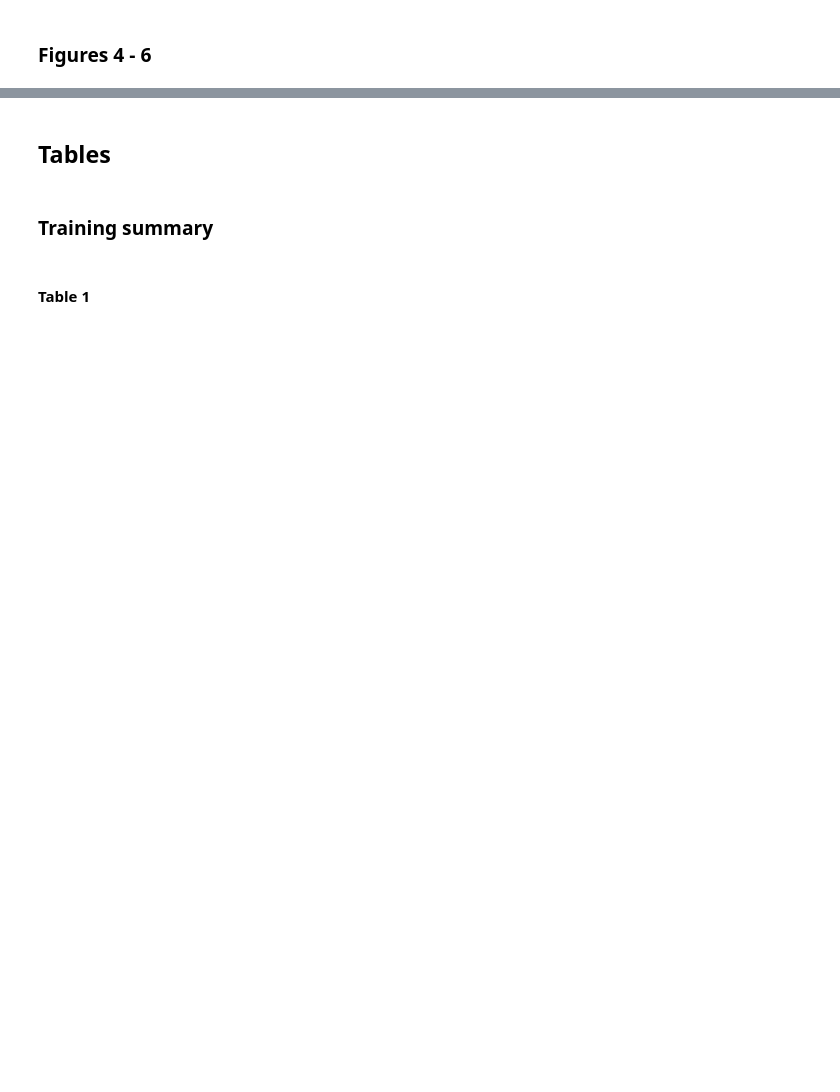
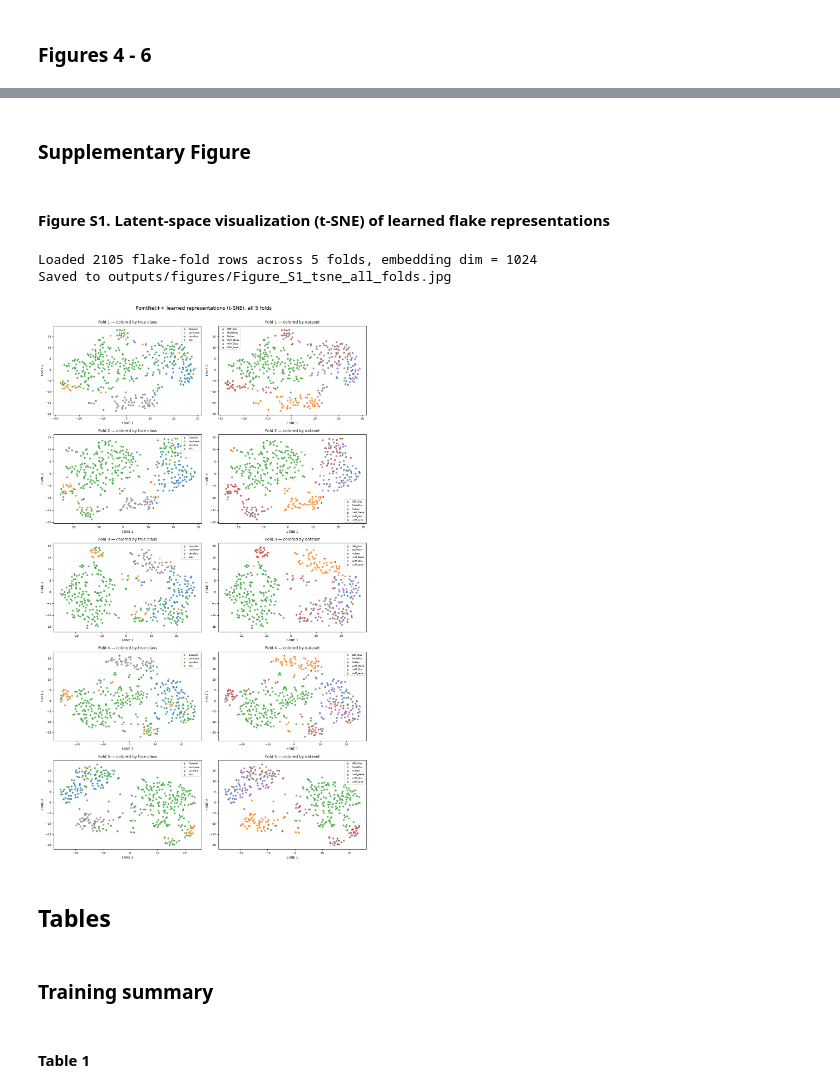
Before and after one commit to lili0824/3dpointcloudclassification, a Jupyter notebook: Analysis/analysis.ipynb, the cells around one changed output, grey strips where cells are left out. Drawn from its saved outputs; the diff is of its cells as text; code cells hidden in the pictures; blank space fills up the shorter version.

```diff
--- a/Analysis/analysis.ipynb
+++ b/Analysis/analysis.ipynb
@@ -160,3 +124,47 @@ Saved Figure 6 to figures/Figure_6.jpg (figsize=6.83x3.75)
+# %% [markdown]
+### Supplementary Figure
+# %% [markdown]
+#### Figure S1. Latent-space visualization (t-SNE) of learned flake representations
+# %%
+meta, embeddings = load_embeddings_all_folds(EMBEDDINGS_PATH)
+print(f"Loaded {len(meta)} flake-fold rows across {meta['fold'].nunique()} folds, embedding dim = {embeddings.shape[1]}")
+
+# PCA + t-SNE per fold; also used for Tables S9-S10 below.
+results = run_tsne_purity_all_folds(meta, embeddings, pca_components=50, perplexity=30, k=10, random_state=42)
+
+folds_sorted = sorted(results["tsne_coords_by_fold"].keys())
+
+fig, axes = plt.subplots(len(folds_sorted), 2, figsize=(12, 4 * len(folds_sorted)))
+
+class_labels_all = sorted(meta["true_class"].dropna().unique())
+dataset_labels_all = sorted(meta["dataset"].unique())
+cmap = plt.get_cmap("tab10")
+class_palette = {lab: cmap(i % 10) for i, lab in enumerate(class_labels_all)}
+dataset_palette = {lab: cmap(i % 10) for i, lab in enumerate(dataset_labels_all)}
+
+for row, fold in enumerate(folds_sorted):
+    coords_fold = results["tsne_coords_by_fold"][fold]
+    fold_meta = meta[meta["fold"] == fold].reset_index(drop=True)
+
+    plot_embedding_scatter_on_ax(
+        axes[row, 0], coords_fold, fold_meta["true_class"],
+        title=f"Fold {fold} — colored by true class", palette=class_palette,
+    )
+    plot_embedding_scatter_on_ax(
+        axes[row, 1], coords_fold, fold_meta["dataset"],
+        title=f"Fold {fold} — colored by dataset", palette=dataset_palette,
+    )
+
+fig.suptitle(f"PointNet++ learned representations (t-SNE), all {len(folds_sorted)} folds", fontsize=13, y=1.002)
+fig.tight_layout()
+
+output_path = FIGURES_DIR / "Figure_S1_tsne_all_folds.jpg"
+fig.savefig(output_path, dpi=200, bbox_inches="tight")
+print(f"Saved to {output_path}")
+# %% [output]
+Loaded 2105 flake-fold rows across 5 folds, embedding dim = 1024
+Saved to outputs/figures/Figure_S1_tsne_all_folds.jpg
+[figure, added]
 # %% [markdown]
 ## Tables
 # %% [markdown]
```
Also changed, not shown: parts of 29 cells of this notebook, 27 other files.
